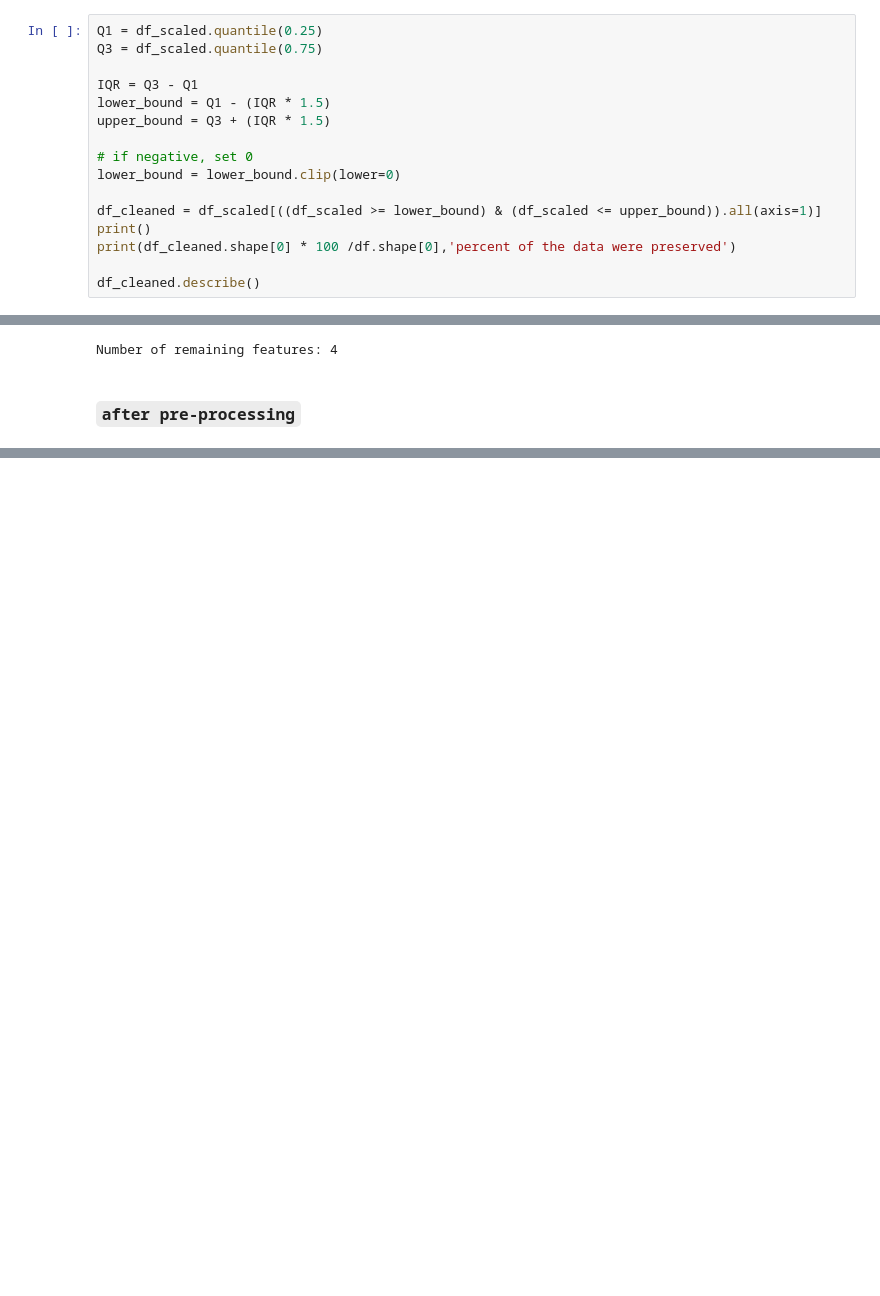
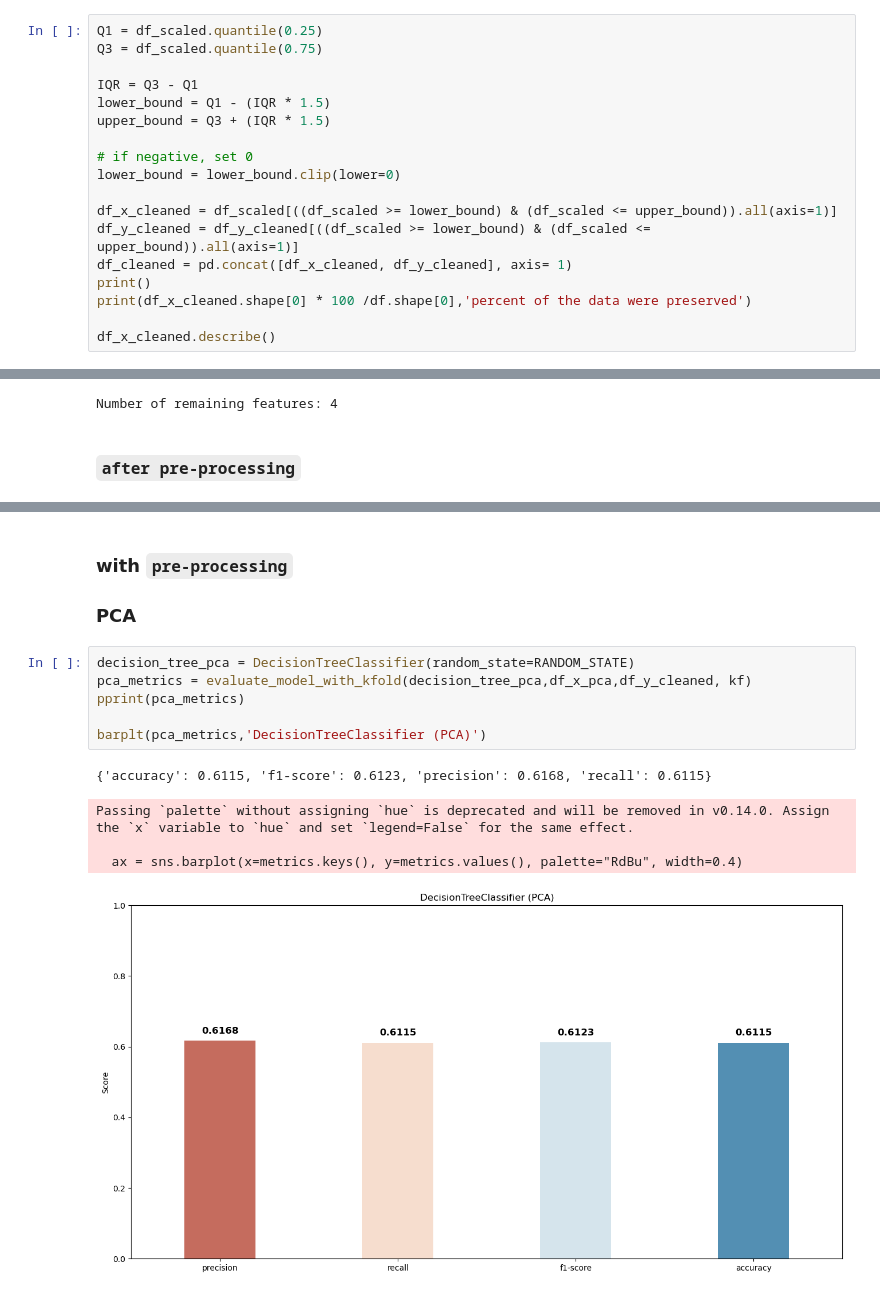
Before and after one commit to kazemini/data_analysis_practice, a Jupyter notebook: mobile_price_pre.ipynb, the cells around one changed output, grey strips where cells are left out. Saved outputs shown, nothing was run; the diff lists cells and outputs as text; blank space fills up the shorter version.

```diff
--- a/mobile_price_pre.ipynb
+++ b/mobile_price_pre.ipynb
@@ -462,11 +483,13 @@ upper_bound = Q3 + (IQR * 1.5)
 # if negative, set 0
 lower_bound = lower_bound.clip(lower=0)
 
-df_cleaned = df_scaled[((df_scaled >= lower_bound) & (df_scaled <= upper_bound)).all(axis=1)]
+df_x_cleaned = df_scaled[((df_scaled >= lower_bound) & (df_scaled <= upper_bound)).all(axis=1)]
+df_y_cleaned = df_y_cleaned[((df_scaled >= lower_bound) & (df_scaled <= upper_bound)).all(axis=1)]
+df_cleaned = pd.concat([df_x_cleaned, df_y_cleaned], axis= 1)
 print()
-print(df_cleaned.shape[0] * 100 /df.shape[0],'percent of the data were preserved')
+print(df_x_cleaned.shape[0] * 100 /df.shape[0],'percent of the data were preserved')
 
-df_cleaned.describe()
+df_x_cleaned.describe()
 # %% [output]
 75.3 percent of the data were preserved
 |  | battery_power | blue | clock_speed | dual_sim | fc | four_g | int_memory | m_dep | mobile_wt | ... |
@@ -516,0 +619,15 @@ Number of remaining features: 16
+# %% [markdown]
+### with `pre-processing`
+### PCA
+# %%
+decision_tree_pca = DecisionTreeClassifier(random_state=RANDOM_STATE)
+pca_metrics = evaluate_model_with_kfold(decision_tree_pca,df_x_pca,df_y_cleaned, kf)
+pprint(pca_metrics)
+
+barplt(pca_metrics,'DecisionTreeClassifier (PCA)')
+# %% [output]
+{'accuracy': 0.6115, 'f1-score': 0.6123, 'precision': 0.6168, 'recall': 0.6115}
+Passing `palette` without assigning `hue` is deprecated and will be removed in v0.14.0. Assign the `x` variable to `hue` and set `legend=False` for the same effect.
+
+  ax = sns.barplot(x=metrics.keys(), y=metrics.values(), palette="RdBu", width=0.4)
+[figure, added]
```
Also changed, not shown: parts of 24 cells of this notebook.
